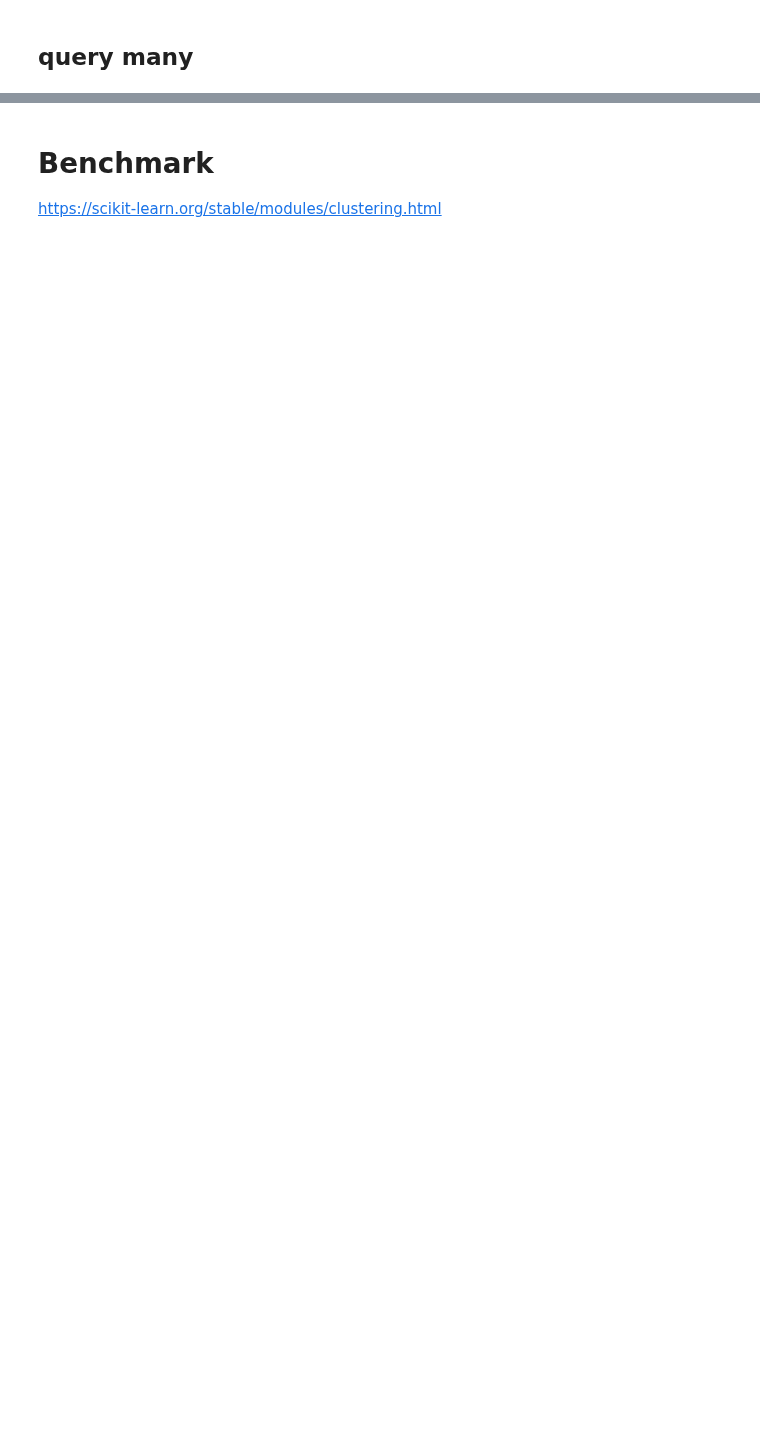
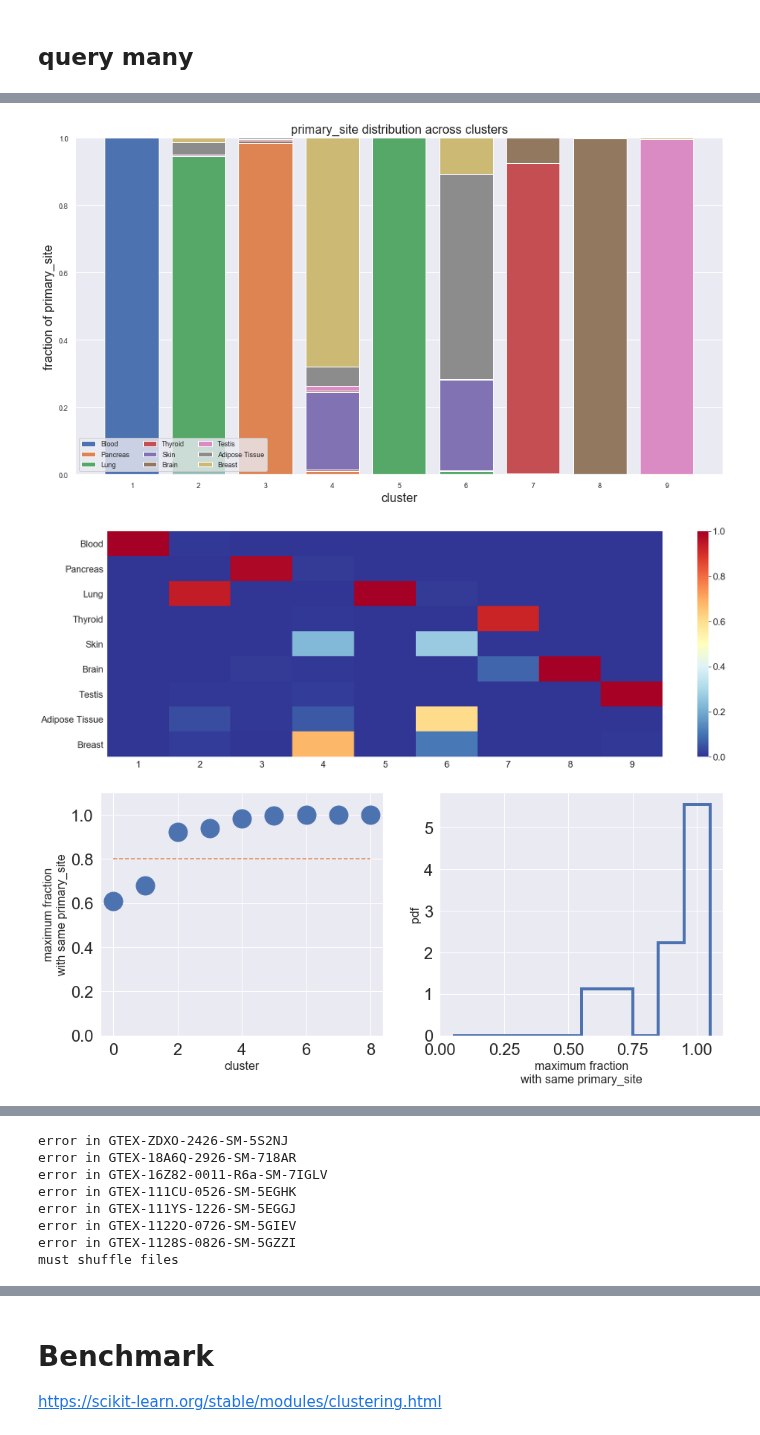
Before and after one commit to fvalle1/master_thesis, a Jupyter notebook: hSBM_clusters.ipynb, the cells around one changed output, grey strips where cells are left out. Saved outputs shown, nothing was run; the diff lists cells and outputs as text; code cells hidden in the pictures; blank space fills up the shorter version.

```diff
--- a/hSBM_clusters.ipynb
+++ b/hSBM_clusters.ipynb
@@ -19,14 +23,15 @@ level = 1
 #label = 'disease_type'
 label='primary_site'
 #label = 'uniq'
-L = 3
+L = 1
 #labels = ['primary_site', 'disease_type', 'uniq']
 labels = ['primary_site', 'secondary_site']
+algorithm = 'lda'
 #labels = ['primary_site', 'secondary_site', 'status']
 #labels=['RPPA Clusters']
 #directory = "results/hSBM/%s"%setup
 #directory="gtex/hsbm/%s"%setup
 #directory = "merged/hsbm"
-directory = "/Volumes/GoogleDrive/My Drive/tesi_magistrale/tesi/gtex/123experiments/experiment2"
-df_clusters = pd.read_csv("%s/topsbm/topsbm_level_%d_clusters.csv"%(directory,L), header=[0])
+directory = "/Volumes/GoogleDrive/My Drive/tesi_magistrale/tesi/gtex/hsbm/oversigma_10tissue"
+df_clusters = pd.read_csv("%s/%s/%s_level_%d_clusters.csv"%(directory,algorithm,algorithm,L), header=[0])
 df_clusters.head()
@@ -42,35 +61,39 @@ df_files.head()
 # %%
 for label in labels:
     for level in np.arange(L+1)[::-1]:
         if level==0:
             continue
         normalise = True
-        cluster = get_cluster_given_l(level, directory)
+        cluster = get_cluster_given_l(level, directory,algorithm=algorithm)
         fraction_sites = get_fraction_sites(cluster,df_files=df_files,label=label, normalise=normalise)
 
         #fsdf = pd.DataFrame(data=fraction_sites)
         #fsdf = fsdf.drop('Other', axis=1)
         #fsdf = fsdf.divide(fsdf.sum(axis=1), axis=0).fillna(0)
         #fraction_sites = fsdf.sort_values(by=fsdf.columns.to_list(), ascending=True).to_dict(orient='list')
 
         clustersinfo = get_clustersinfo(cluster,fraction_sites)
-        plot_cluster_composition(fraction_sites,directory,level,label=label, normalise=normalise)
-        make_heatmap(fraction_sites, directory, label, level, normalise=normalise)
+        plot_cluster_composition(fraction_sites,directory,level,label=label, normalise=normalise,algorithm=algorithm)
+        make_heatmap(fraction_sites, directory, label, level, normalise=normalise,algorithm=algorithm)
 
         normalise = False
-        cluster = get_cluster_given_l(level, directory)
+        cluster = get_cluster_given_l(level, directory,algorithm=algorithm)
         fraction_sites = get_fraction_sites(cluster,df_files=df_files,label=label, normalise=normalise)
         clustersinfo = get_clustersinfo(cluster,fraction_sites)
-        plot_maximum(clustersinfo,cluster,label,level, directory)
-        plot_maximum_size(clustersinfo,label,level, directory)
-        plot_maximum_label(clustersinfo,label,level, directory)
+        plot_maximum(clustersinfo,cluster,label,level, directory,algorithm=algorithm)
+        plot_maximum_size(clustersinfo,label,level, directory,algorithm=algorithm)
+        plot_maximum_label(clustersinfo,label,level, directory,algorithm=algorithm)
         try:
             fraction_sites_shuffle = get_fraction_sites(cluster, pd.read_csv("%s/files.dat.shuf"%directory, index_col=[0]),label=label, normalise=normalise)
             clustersinfo_shuffle = get_clustersinfo(cluster, fraction_sites_shuffle)
             plot_cluster_composition(fraction_sites_shuffle,directory,level, normalise=False, label=label, shuffled=True)
-            plot_maximum(clustersinfo,cluster,label,level,directory,clustersinfo_shuffle)
-            plot_maximum_size(clustersinfo,label,level, directory,clustersinfo_shuffle)
-            plot_maximum_label(clustersinfo,label,level, directory,clustersinfo_shuffle)
-            plot_labels_size(clustersinfo,label,level, directory,clustersinfo_shuffle)
+            plot_maximum(clustersinfo,cluster,label,level,directory,clustersinfo_shuffle,algorithm=algorithm)
+            plot_maximum_size(clustersinfo,label,level, directory,clustersinfo_shuffle,algorithm=algorithm)
+            plot_maximum_label(clustersinfo,label,level, directory,clustersinfo_shuffle,algorithm=algorithm)
+            plot_labels_size(clustersinfo,label,level, directory,clustersinfo_shuffle,algorithm=algorithm)
         except:
             print("must shuffle files")
+# %% [output]
+[figure, added]
+[figure, added]
+[figure, added]
@@ -76,0 +102,8 @@ for label in labels:
+error in GTEX-ZDXO-2426-SM-5S2NJ
+error in GTEX-18A6Q-2926-SM-718AR
+error in GTEX-16Z82-0011-R6a-SM-7IGLV
+error in GTEX-111CU-0526-SM-5EGHK
+error in GTEX-111YS-1226-SM-5EGGJ
+error in GTEX-1122O-0726-SM-5GIEV
+error in GTEX-1128S-0826-SM-5GZZI
+must shuffle files
```
Also changed, not shown: parts of 5 cells of this notebook, 5 other files.
